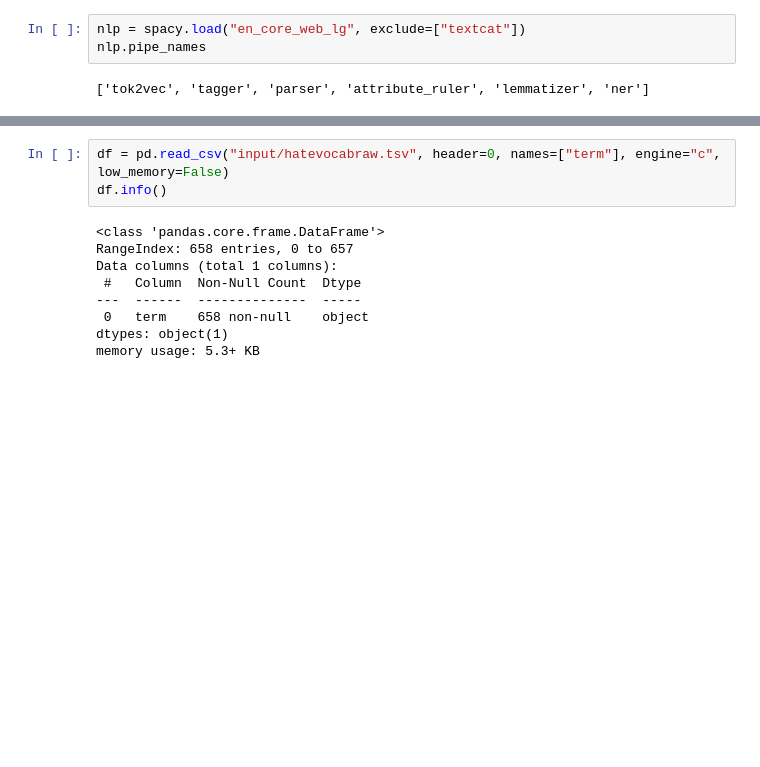
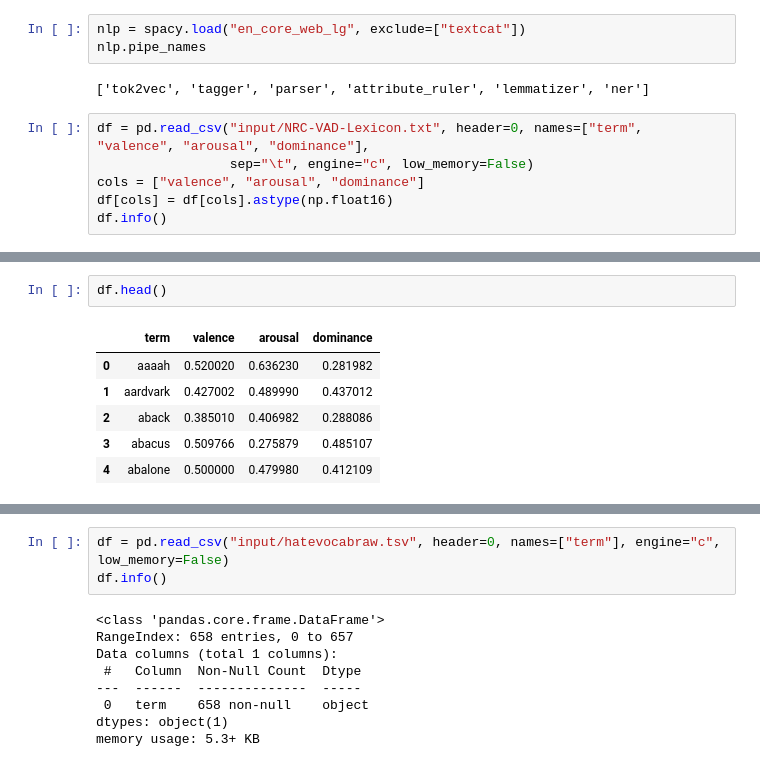
Before and after one commit to seahrh/kaggle-jigsaw-toxic-severity-rating, a Jupyter notebook: vocab.ipynb, the cells around one changed output, grey strips where cells are left out. Cells and saved outputs as stored; diff of their text form; blank space fills up the shorter version.

```diff
--- a/vocab.ipynb
+++ b/vocab.ipynb
@@ -18,3 +20,9 @@ nlp = spacy.load("en_core_web_lg", exclude=["textcat"])
 nlp.pipe_names
 # %% [output]
 ['tok2vec', 'tagger', 'parser', 'attribute_ruler', 'lemmatizer', 'ner']
+# %%
+df = pd.read_csv("input/NRC-VAD-Lexicon.txt", header=0, names=["term", "valence", "arousal", "dominance"],
+                 sep="\t", engine="c", low_memory=False)
+cols = ["valence", "arousal", "dominance"]
+df[cols] = df[cols].astype(np.float16)
+df.info()
@@ -20,0 +41,9 @@ nlp.pipe_names
+# %%
+df.head()
+# %% [output]
+|  | term | valence | arousal | dominance |
+| 0 | aaaah | 0.520020 | 0.636230 | 0.281982 |
+| 1 | aardvark | 0.427002 | 0.489990 | 0.437012 |
+| 2 | aback | 0.385010 | 0.406982 | 0.288086 |
+| 3 | abacus | 0.509766 | 0.275879 | 0.485107 |
+| 4 | abalone | 0.500000 | 0.479980 | 0.412109 |
```
Also changed, not shown: parts of 8 cells of this notebook, 4 other files.
